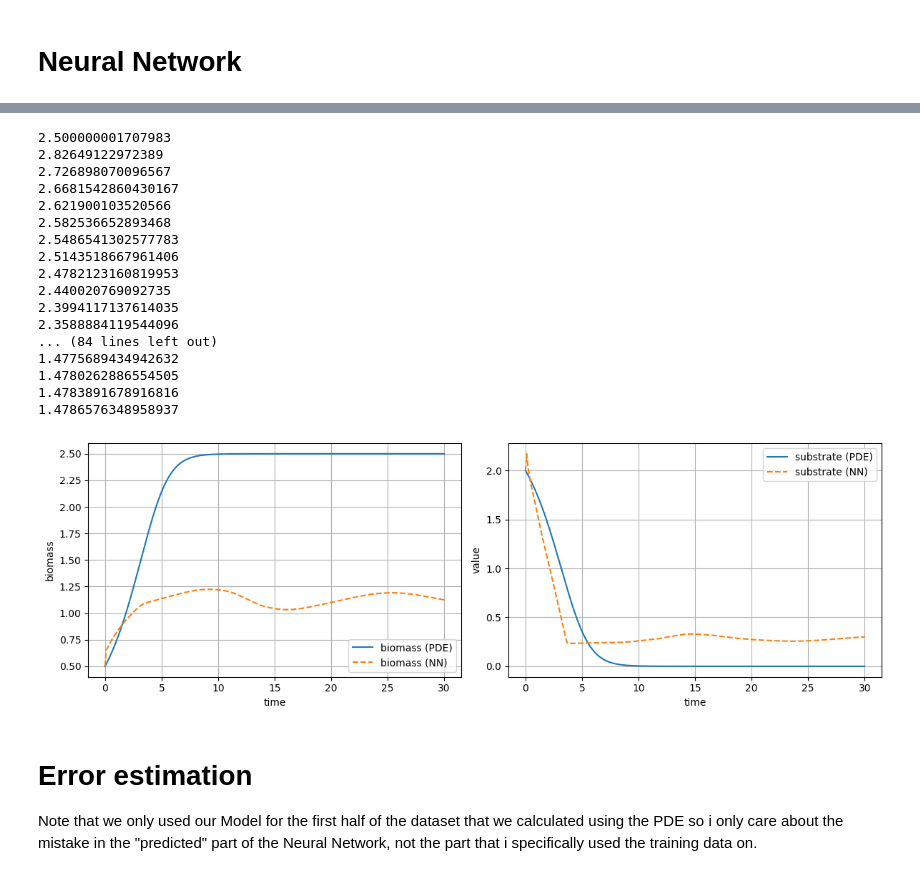
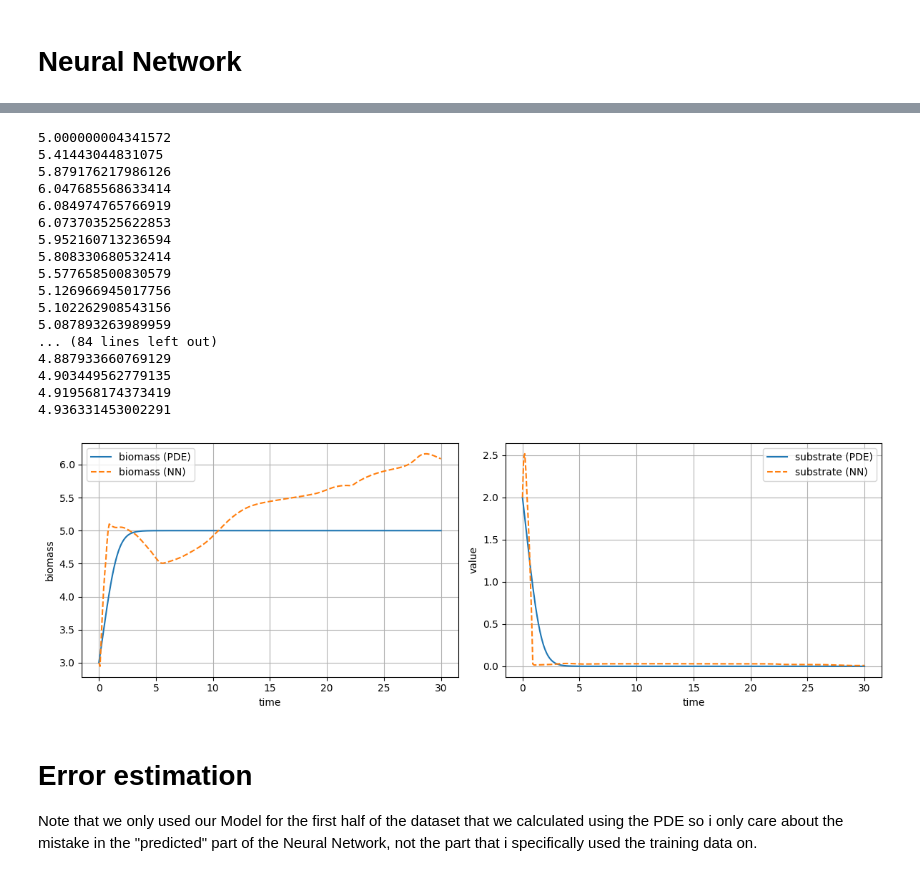
Before and after one commit to therealtoby1/Master, a Jupyter notebook: Cell_growth_integro_diff_Batch.ipynb, the cells around one changed output, grey strips where cells are left out. Saved outputs shown, nothing was run; the diff lists cells and outputs as text; code cells hidden in the pictures.

Commit message:
PDE batch training

```diff
--- a/Cell_growth_integro_diff_Batch.ipynb
+++ b/Cell_growth_integro_diff_Batch.ipynb
@@ -424,3 +412,40 @@ for B0 in B0_grid:
+# %%
+#validation dataset:
+Dataset_validation= {}
+B0 = 3
+n0 = shifted_gaussian(m,0.6*m_max,sigma=0.15*m_max)   *  B0
+S0 = 3
+y0 = np.concatenate([n0, [S0]])
+
+PDE= partial(
+                population_system,
+                m=m,
+                P=P,
+                delta_m=delta_m,
+                se=se,
+                minimal_division_mass=minimal_division_mass,
+                D_func=None,
+                i=None
+)
+t_span = (0.0, 10.0)
+timesteps=100
+t_eval= np.linspace(*t_span,timesteps)
+sol = solve_ivp(PDE, t_span, y0, t_eval=t_eval, method='RK45')
+entry = {
+                "n": sol.y[:-1, :],
+                "S": sol.y[-1, :],
+                "U": None,
+                "initial_substrate": S0,
+                "initial biomass":B0,
+                "mean": mean[j],
+                "sigma": sigma,
+                "D_func": None,
+                "tuning_param": None
+        }
+Dataset_validation[0]= entry
+
+with open("Dataset_validation_integro_diff_Batch.pkl", "wb") as f:
+    pickle.dump(Dataset_validation, f)
 # %% [markdown]
 # Neural Network
 # %%
@@ -578,15 +964,15 @@ NameError: name 'Dataset' is not defined
 
 U_val=None
 
-n0_val= shifted_gaussian(m,0.6*m_max,0.25*m_max)*0.5    #2 gramms of biomass at the start
+n0_val= shifted_gaussian(m,0.6*m_max,0.25*m_max)*3 #2 gramms of biomass at the start
 S0=2
 y0 = np.concatenate([n0_val, [S0]])
 
 PDE= partial(
             population_system,
-            m=m,
+            m=np.linspace(m_min, m_max, M),
             P=P,
-            delta_m=delta_m,
+            delta_m=m[1]-m[0],
             se=se,
             minimal_division_mass=minimal_division_mass,
             D_func=None,
@@ -714,50 +1100,50 @@ plot_spaghetti(m, t_eval, N_nn[:, :len(t_eval)], title="NN prediction: n(m,t)",
 
 # --- Biomass & substrate over time (NN vs PDE) ---
 # Biomass = sum(n_i(t) * m_i * delta_m)
 biomass_pde = (N_pde * m[:, None]).sum(axis=0) * delta_m
 biomass_nn  = (N_nn  * m[:, None]).sum(axis=0) * delta_m
 
 for i in range(100):
     print(biomass_nn[i]+S_nn[i])
 fig, axes = plt.subplots(1, 2, figsize=(12, 4))  # 1 row, 2 columns
 
 # --- First subplot: Biomass ---
 axes[0].plot(sol_val.t[:len(biomass_pde)], biomass_pde, label='biomass (PDE)')
 axes[0].plot(t_eval, biomass_nn, '--', label='biomass (NN)')
 axes[0].set_xlabel('time')
 axes[0].set_ylabel('biomass')
 axes[0].legend()
 axes[0].grid(True)
 
 # --- Second subplot: Substrate & Dilution rate ---
 axes[1].plot(sol_val.t[:len(S_pde)], S_pde, label='substrate (PDE)')
 axes[1].plot(t_eval, S_nn, '--', label='substrate (NN)')
 axes[1].set_xlabel('time')
 axes[1].set_ylabel('value')
 axes[1].legend(loc='best')
 axes[1].grid(True)
 
 plt.tight_layout()
 plt.show()
 # %% [output]
-2.500000001707983
-2.82649122972389
-2.726898070096567
-2.6681542860430167
-2.621900103520566
-2.582536652893468
-2.5486541302577783
-2.5143518667961406
-2.4782123160819953
-2.440020769092735
-2.3994117137614035
-2.3588884119544096
+5.000000004341572
+5.41443044831075
+5.879176217986126
+6.047685568633414
+6.084974765766919
+6.073703525622853
+5.952160713236594
+5.808330680532414
+5.577658500830579
+5.126966945017756
+5.102262908543156
+5.087893263989959
 ... (84 lines left out)
-1.4775689434942632
-1.4780262886554505
-1.4783891678916816
-1.4786576348958937
+4.887933660769129
+4.903449562779135
+4.919568174373419
+4.936331453002291
-[figure, old version]
+[figure, new version]
 # %% [markdown]
 # Error estimation
 Note that we only used our Model for the first half of the dataset that we calculated using the PDE so i only care about the mistake in the "predicted" part of the Neural Network, not the part that i specifically used the training data on.
```
Also changed, not shown: parts of 4 cells of this notebook, 4 other files.
